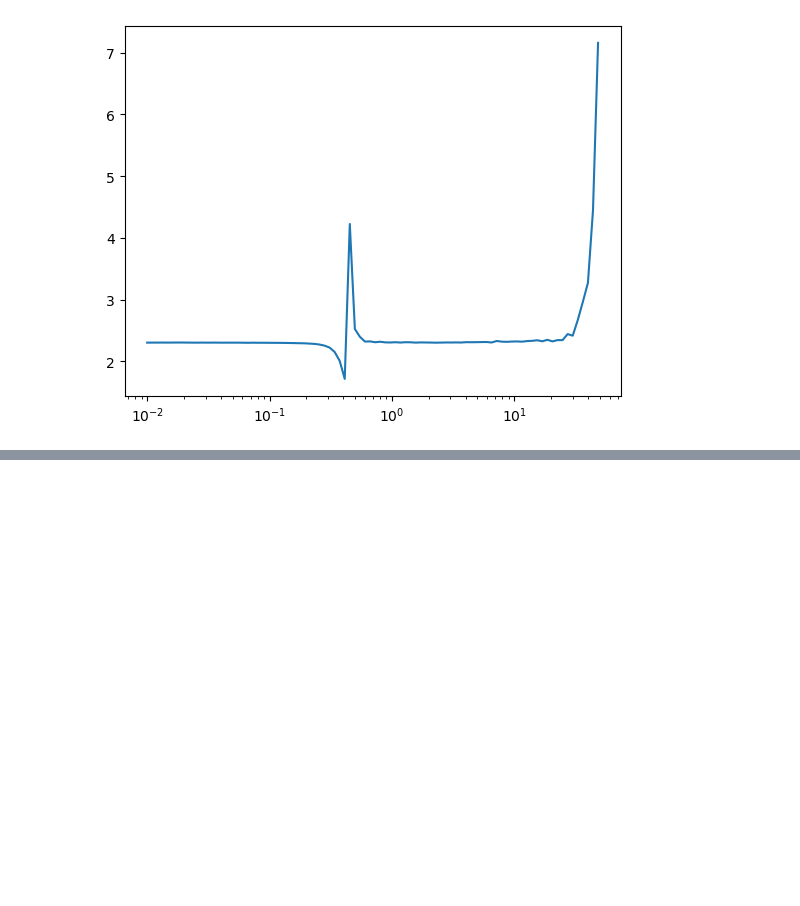
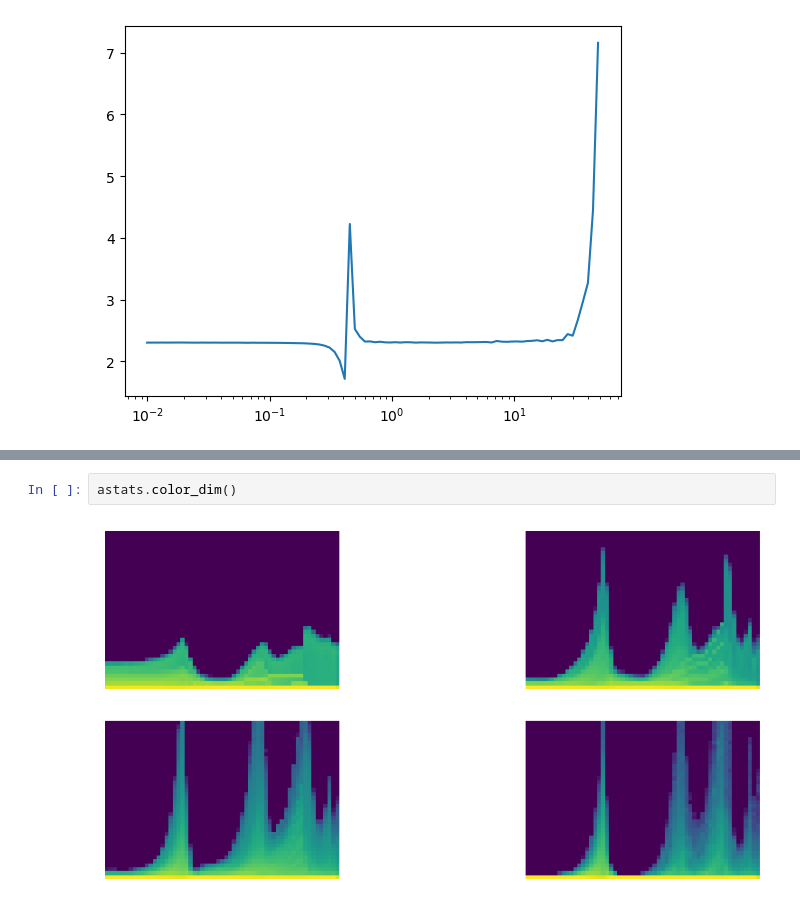
Before and after one commit to HaoES/fastwakthru, a Jupyter notebook: nbs/11_initializing.ipynb, the cells around one changed output, grey strips where cells are left out. Cells and saved outputs as stored; diff of their text form; blank space fills up the shorter version.

```diff
--- a/nbs/11_initializing.ipynb
+++ b/nbs/11_initializing.ipynb
@@ -59,0 +72,4 @@ MomentumLearner(get_model(), dls, F.cross_entropy, cbs=[DeviceCB()]).lr_find(gam
+# %%
+astats.color_dim()
+# %% [output]
+[figure, added]
```
Also changed, not shown: parts of 56 cells of this notebook, 1 other file.
